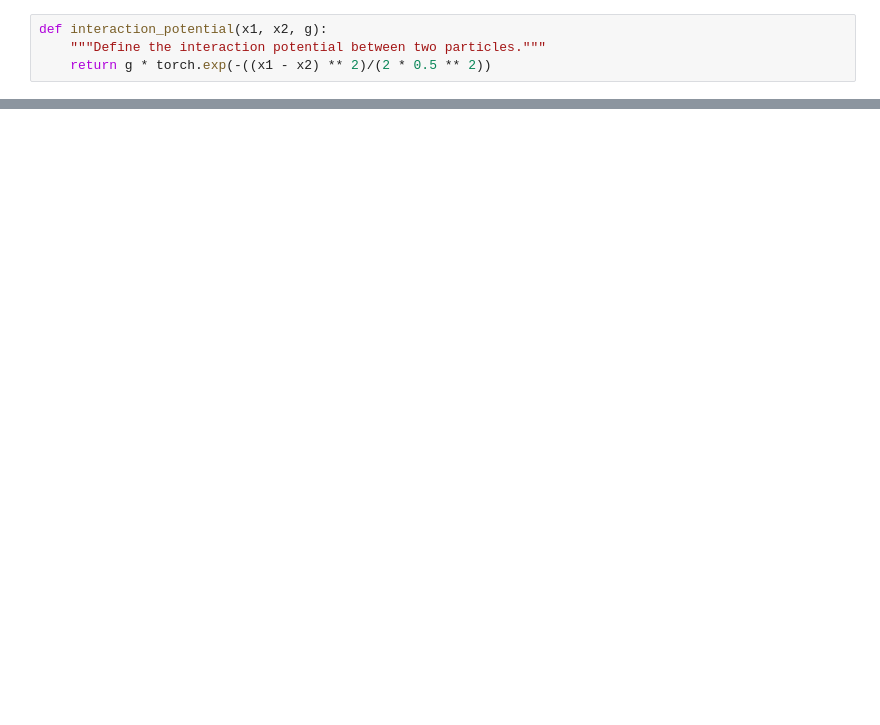
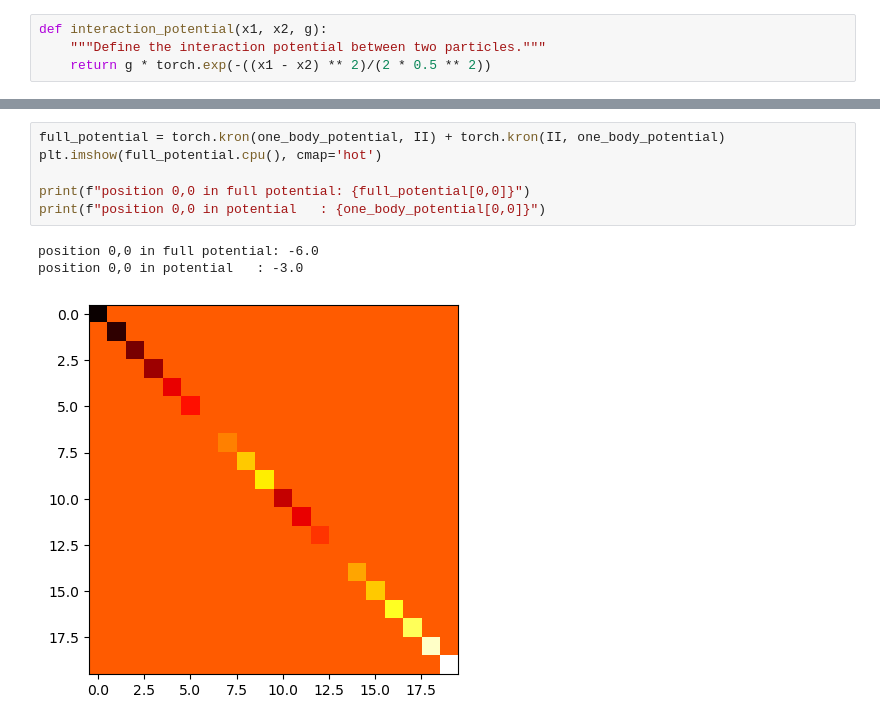
Before and after one commit to pfargas/optical-lattice-with-ANN, a Jupyter notebook: 2_particles.ipynb, the cells around one changed output, grey strips where cells are left out. Drawn from its saved outputs; the diff is of its cells as text; blank space fills up the shorter version.

```diff
--- a/2_particles.ipynb
+++ b/2_particles.ipynb
@@ -195,0 +265,10 @@ flattened two_body pot at idx |0,1>: 3.726653176272521e-06
+# %%
+full_potential = torch.kron(one_body_potential, II) + torch.kron(II, one_body_potential)
+plt.imshow(full_potential.cpu(), cmap='hot')
+
+print(f"position 0,0 in full potential: {full_potential[0,0]}")
+print(f"position 0,0 in potential   : {one_body_potential[0,0]}")
+# %% [output]
+position 0,0 in full potential: -6.0
+position 0,0 in potential   : -3.0
+[figure, added]
```
Also changed, not shown: parts of 15 cells of this notebook, 2 other files.
